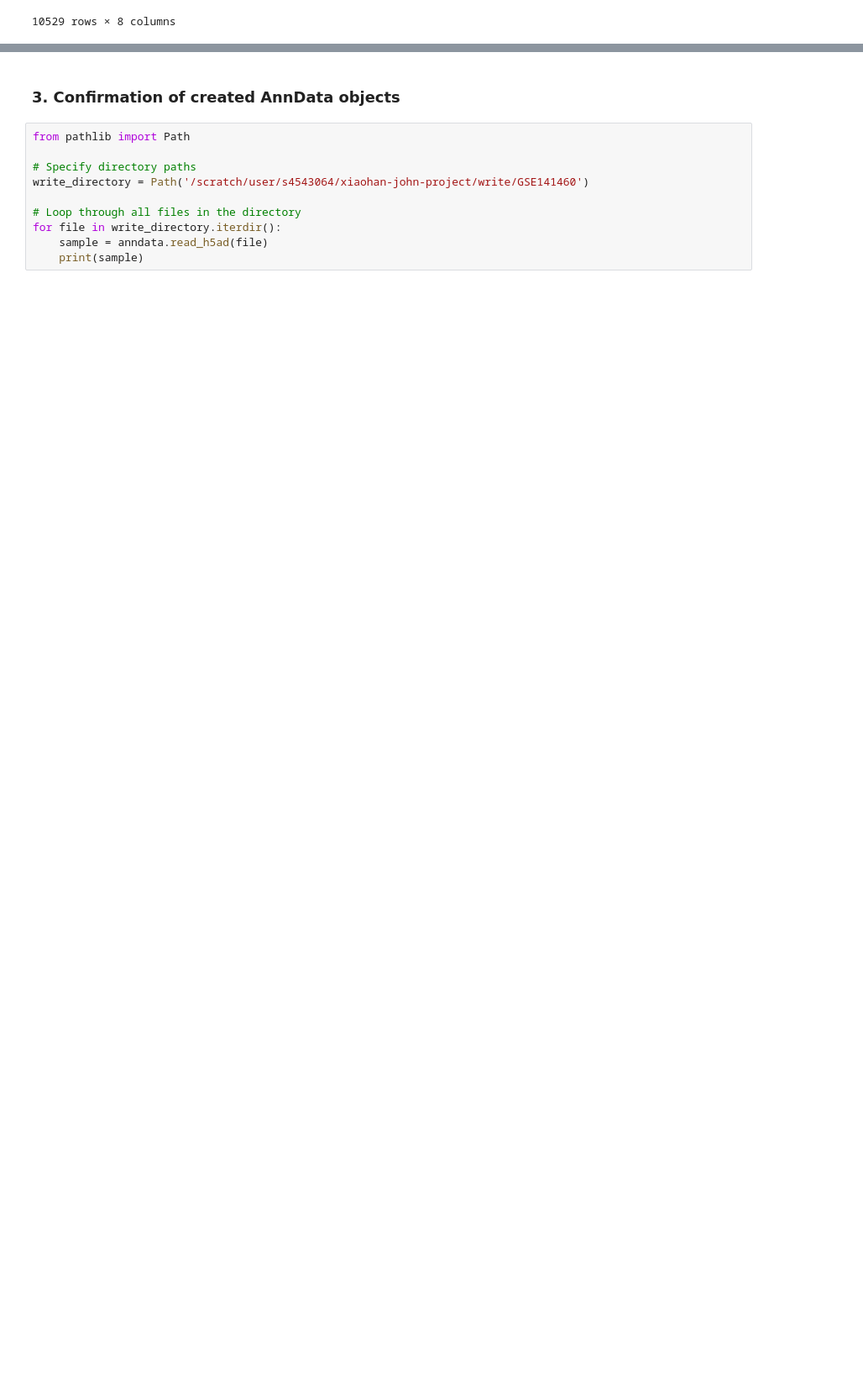
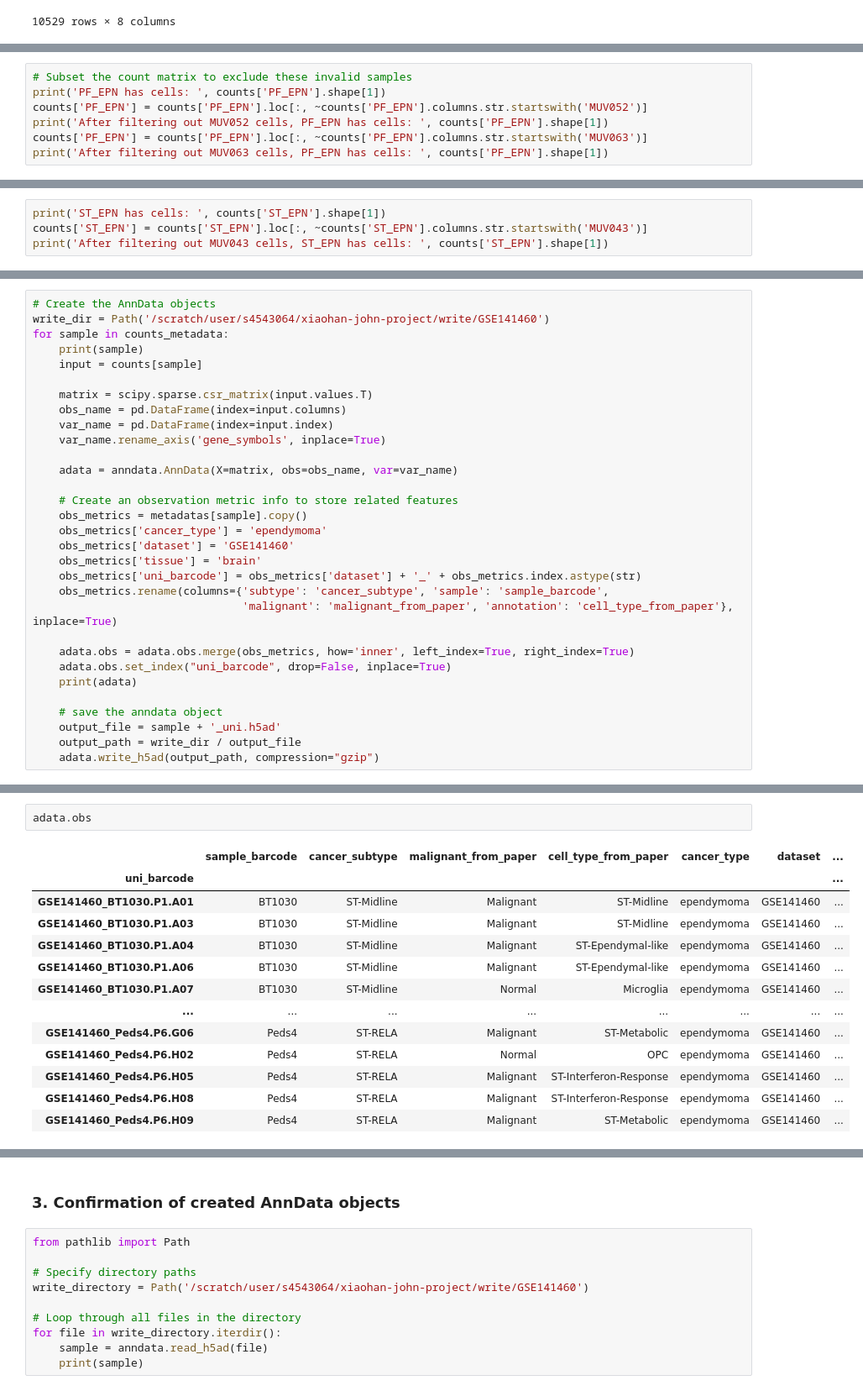
Before and after one commit to tuonglab/pan-paedcancer-scrnaseq, a Jupyter notebook: notebooks/GSE141460.ipynb, the cells around one changed output, grey strips where cells are left out. Shown at 84% size. Saved outputs shown, nothing was run; the diff lists cells and outputs as text; blank space fills up the shorter version.

Commit message:
23 more AnnData objects created for GSE141460

```diff
--- a/notebooks/GSE141460.ipynb
+++ b/notebooks/GSE141460.ipynb
@@ -112,0 +163,7 @@ sample.obs
+# %%
+# Subset the count matrix to exclude these invalid samples
+print('PF_EPN has cells: ', counts['PF_EPN'].shape[1])
+counts['PF_EPN'] = counts['PF_EPN'].loc[:, ~counts['PF_EPN'].columns.str.startswith('MUV052')]
+print('After filtering out MUV052 cells, PF_EPN has cells: ', counts['PF_EPN'].shape[1])
+counts['PF_EPN'] = counts['PF_EPN'].loc[:, ~counts['PF_EPN'].columns.str.startswith('MUV063')]
+print('After filtering out MUV063 cells, PF_EPN has cells: ', counts['PF_EPN'].shape[1])
@@ -112,0 +174,4 @@ sample.obs
+# %%
+print('ST_EPN has cells: ', counts['ST_EPN'].shape[1])
+counts['ST_EPN'] = counts['ST_EPN'].loc[:, ~counts['ST_EPN'].columns.str.startswith('MUV043')]
+print('After filtering out MUV043 cells, ST_EPN has cells: ', counts['ST_EPN'].shape[1])
@@ -112,0 +181,31 @@ sample.obs
+# %%
+# Create the AnnData objects
+write_dir = Path('/scratch/user/s4543064/xiaohan-john-project/write/GSE141460')
+for sample in counts_metadata:
+    print(sample)
+    input = counts[sample]
+
+    matrix = scipy.sparse.csr_matrix(input.values.T)
+    obs_name = pd.DataFrame(index=input.columns)
+    var_name = pd.DataFrame(index=input.index)
+    var_name.rename_axis('gene_symbols', inplace=True)
+
+    adata = anndata.AnnData(X=matrix, obs=obs_name, var=var_name)
+
+    # Create an observation metric info to store related features
+    obs_metrics = metadatas[sample].copy()
+    obs_metrics['cancer_type'] = 'ependymoma'
+    obs_metrics['dataset'] = 'GSE141460'
+    obs_metrics['tissue'] = 'brain'
+    obs_metrics['uni_barcode'] = obs_metrics['dataset'] + '_' + obs_metrics.index.astype(str)
+    obs_metrics.rename(columns={'subtype': 'cancer_subtype', 'sample': 'sample_barcode',
+                                'malignant': 'malignant_from_paper', 'annotation': 'cell_type_from_paper'}, inplace=True)
+
+    adata.obs = adata.obs.merge(obs_metrics, how='inner', left_index=True, right_index=True)
+    adata.obs.set_index("uni_barcode", drop=False, inplace=True)
+    print(adata)
+
+    # save the anndata object
+    output_file = sample + '_uni.h5ad'
+    output_path = write_dir / output_file
+    adata.write_h5ad(output_path, compression="gzip")
@@ -112,0 +225,16 @@ sample.obs
+# %%
+adata.obs
+# %% [output]
+|  | sample_barcode | cancer_subtype | malignant_from_paper | cell_type_from_paper | cancer_type | dataset | ... |
+| uni_barcode |  |  |  |  |  |  | ... |
+| GSE141460_BT1030.P1.A01 | BT1030 | ST-Midline | Malignant | ST-Midline | ependymoma | GSE141460 | ... |
+| GSE141460_BT1030.P1.A03 | BT1030 | ST-Midline | Malignant | ST-Midline | ependymoma | GSE141460 | ... |
+| GSE141460_BT1030.P1.A04 | BT1030 | ST-Midline | Malignant | ST-Ependymal-like | ependymoma | GSE141460 | ... |
+| GSE141460_BT1030.P1.A06 | BT1030 | ST-Midline | Malignant | ST-Ependymal-like | ependymoma | GSE141460 | ... |
+| GSE141460_BT1030.P1.A07 | BT1030 | ST-Midline | Normal | Microglia | ependymoma | GSE141460 | ... |
+| ... | ... | ... | ... | ... | ... | ... | ... |
+| GSE141460_Peds4.P6.G06 | Peds4 | ST-RELA | Malignant | ST-Metabolic | ependymoma | GSE141460 | ... |
+| GSE141460_Peds4.P6.H02 | Peds4 | ST-RELA | Normal | OPC | ependymoma | GSE141460 | ... |
+| GSE141460_Peds4.P6.H05 | Peds4 | ST-RELA | Malignant | ST-Interferon-Response | ependymoma | GSE141460 | ... |
+| GSE141460_Peds4.P6.H08 | Peds4 | ST-RELA | Malignant | ST-Interferon-Response | ependymoma | GSE141460 | ... |
+| GSE141460_Peds4.P6.H09 | Peds4 | ST-RELA | Malignant | ST-Metabolic | ependymoma | GSE141460 | ... |
```
Also changed, not shown: parts of 16 cells of this notebook.
